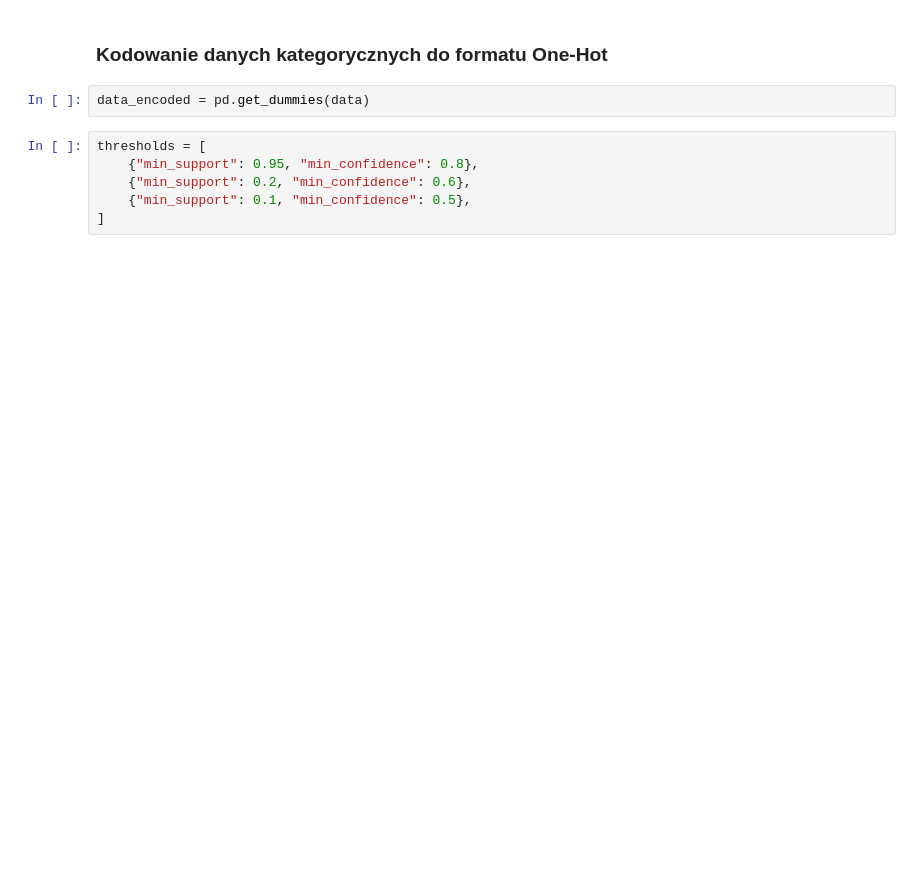
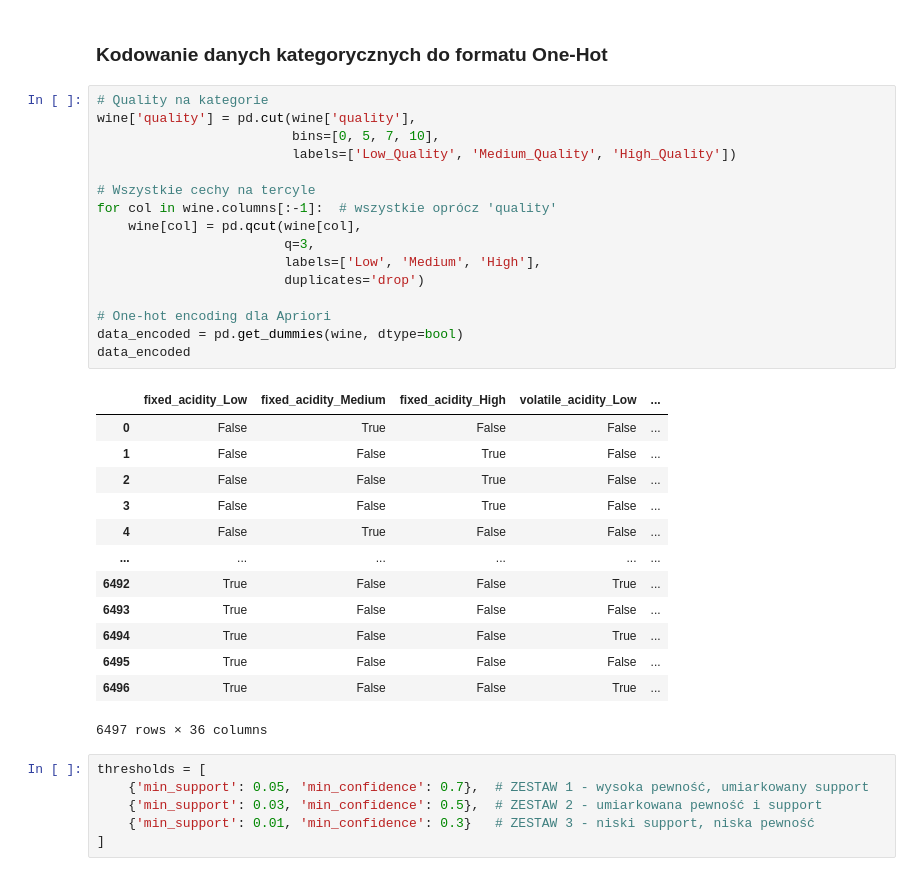
Before and after one commit to artur-kompala/Lab-Studia, a Jupyter notebook: Lab-ADWB/Zad_3_ Reguły_Asocjacyjne_ADWB_ArturKompała.ipynb, the cells around one changed output. Saved outputs shown, nothing was run; the diff lists cells and outputs as text; blank space fills up the shorter version.

```diff
--- a/Lab-ADWB/Zad_3_ Reguły_Asocjacyjne_ADWB_ArturKompała.ipynb
+++ b/Lab-ADWB/Zad_3_ Reguły_Asocjacyjne_ADWB_ArturKompała.ipynb
@@ -12,11 +37,39 @@ data = pd.read_csv("mushrooms.csv")
 # %% [markdown]
 ### Kodowanie danych kategorycznych do formatu One-Hot
 # %%
-data_encoded = pd.get_dummies(data)
+# Quality na kategorie
+wine['quality'] = pd.cut(wine['quality'],
+                         bins=[0, 5, 7, 10],
+                         labels=['Low_Quality', 'Medium_Quality', 'High_Quality'])
+
+# Wszystkie cechy na tercyle
+for col in wine.columns[:-1]:  # wszystkie oprócz 'quality'
+    wine[col] = pd.qcut(wine[col],
+                        q=3,
+                        labels=['Low', 'Medium', 'High'],
+                        duplicates='drop')
+
+# One-hot encoding dla Apriori
+data_encoded = pd.get_dummies(wine, dtype=bool)
+data_encoded
+# %% [output]
+|  | fixed_acidity_Low | fixed_acidity_Medium | fixed_acidity_High | volatile_acidity_Low | ... |
+| 0 | False | True | False | False | ... |
+| 1 | False | False | True | False | ... |
+| 2 | False | False | True | False | ... |
+| 3 | False | False | True | False | ... |
+| 4 | False | True | False | False | ... |
+| ... | ... | ... | ... | ... | ... |
+| 6492 | True | False | False | True | ... |
+| 6493 | True | False | False | False | ... |
+| 6494 | True | False | False | True | ... |
+| 6495 | True | False | False | False | ... |
+| 6496 | True | False | False | True | ... |
+6497 rows × 36 columns
 # %%
 thresholds = [
-    {"min_support": 0.95, "min_confidence": 0.8},
-    {"min_support": 0.2, "min_confidence": 0.6},
-    {"min_support": 0.1, "min_confidence": 0.5},
+    {'min_support': 0.05, 'min_confidence': 0.7},  # ZESTAW 1 - wysoka pewność, umiarkowany support
+    {'min_support': 0.03, 'min_confidence': 0.5},  # ZESTAW 2 - umiarkowana pewność i support
+    {'min_support': 0.01, 'min_confidence': 0.3}   # ZESTAW 3 - niski support, niska pewność
 ]
 # %%
```
Also changed, not shown: parts of 4 cells of this notebook, 8 other files.
